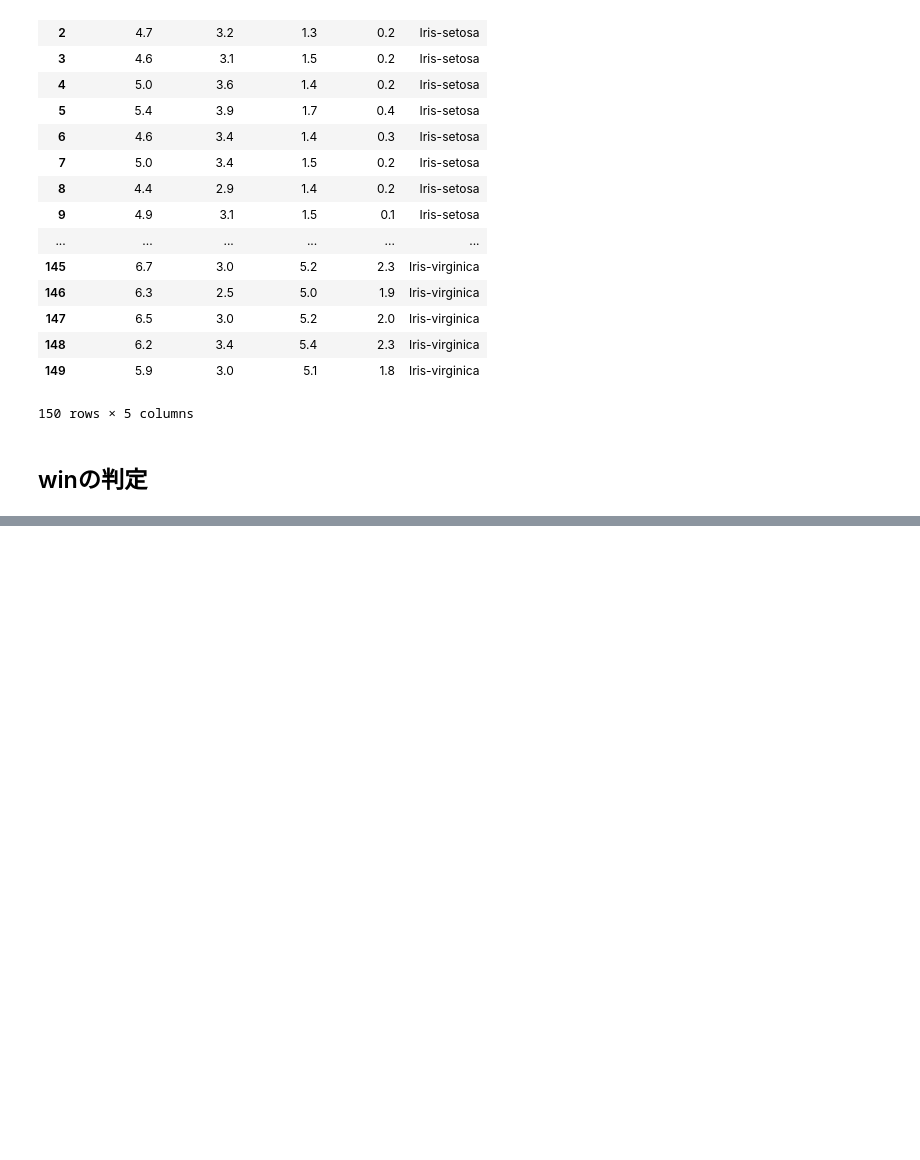
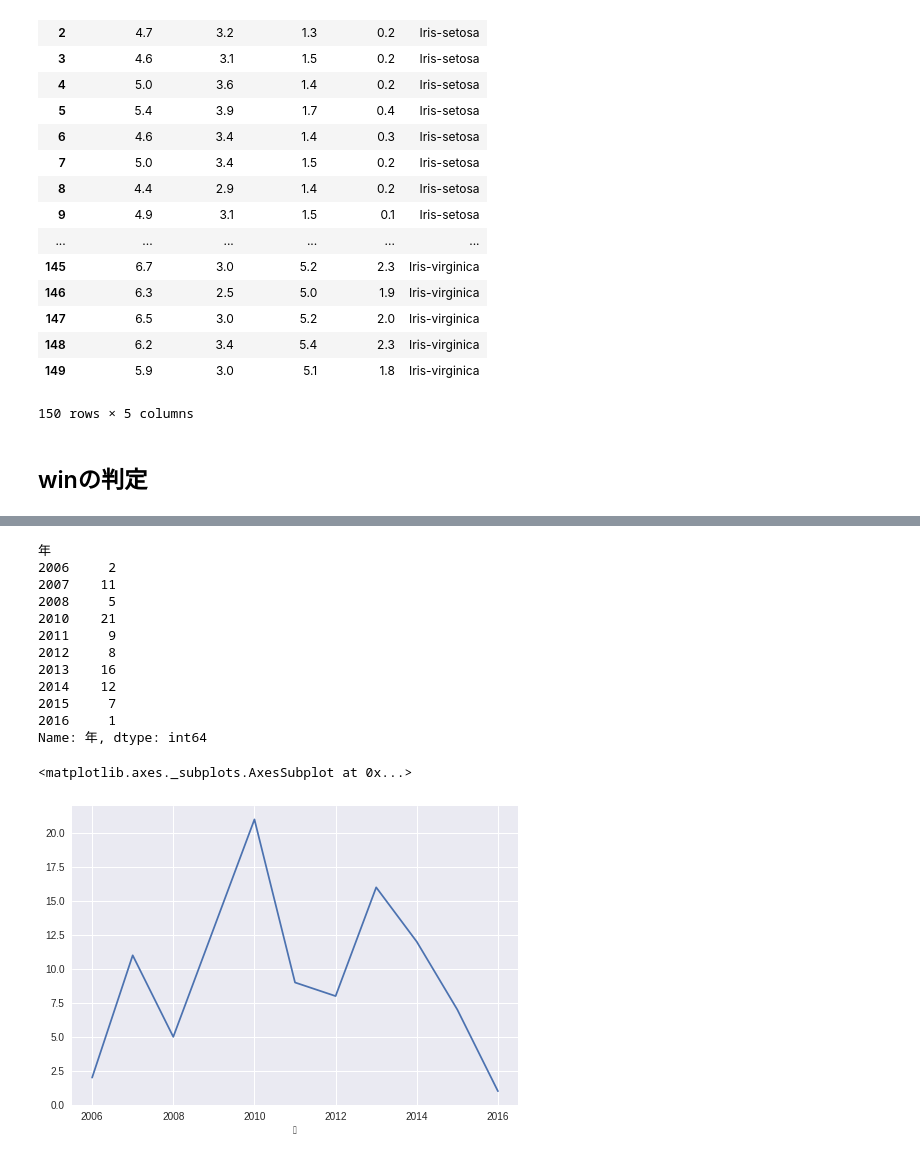
Before and after one commit to katoy/book-mlearn-gyomu, a Jupyter notebook: AI・機械学習・深層学習.ipynb, the cells around one changed output, grey strips where cells are left out. Saved outputs shown, nothing was run; the diff lists cells and outputs as text; code cells hidden in the pictures; blank space fills up the shorter version.

```diff
--- a/AI・機械学習・深層学習.ipynb
+++ b/AI・機械学習・深層学習.ipynb
@@ -271,0 +420,30 @@ Name: quality, dtype: int64
+# %%
+import pandas as pd
+from urllib.request import urlretrieve
+
+urlretrieve(
+    "https://raw.githubusercontent.com/katoy/book-mlearn-gyomu/master/ch2/tenki/kion10y.csv",
+    "data.csv")
+df = pd.read_csv("data.csv", sep=",", encoding="utf-8")
+
+#  年ごとの 30 度を超えた日数
+
+atui = (df["気温"] > 30)
+cnt = df[atui].groupby(["年"])["年"].count()
+print(cnt)
+cnt.plot()
+# %% [output]
+年
+2006     2
+2007    11
+2008     5
+2010    21
+2011     9
+2012     8
+2013    16
+2014    12
+2015     7
+2016     1
+Name: 年, dtype: int64
+<matplotlib.axes._subplots.AxesSubplot at 0x...>
+[figure, added]
```
Also changed, not shown: parts of 7 cells of this notebook.
